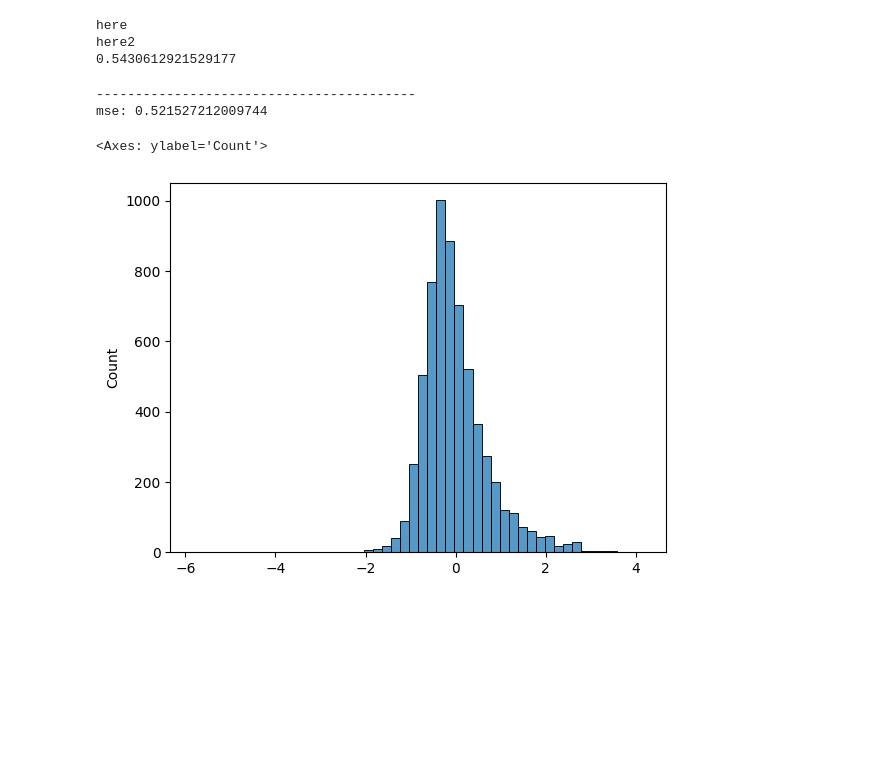
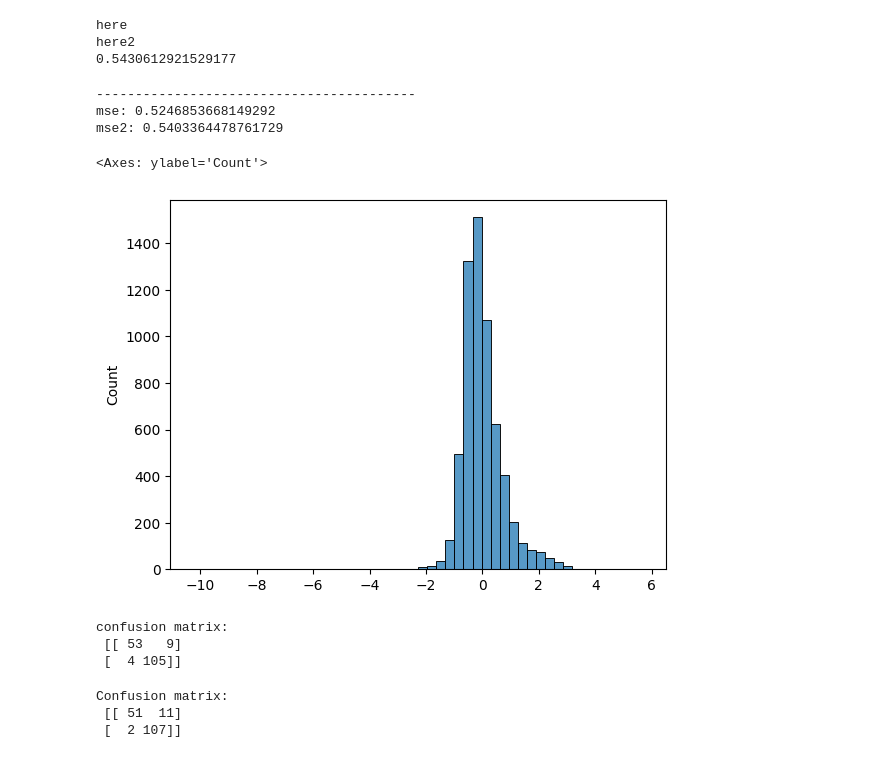
Before and after one commit to mayukh-chr/Academics, a Jupyter notebook: 5th sem/ML lab/midsem/midterm.ipynb, the cells around one changed output. Saved outputs shown, nothing was run; the diff lists cells and outputs as text; code cells hidden in the pictures; blank space fills up the shorter version.

```diff
--- a/5th sem/ML lab/midsem/midterm.ipynb
+++ b/5th sem/ML lab/midsem/midterm.ipynb
@@ -175,32 +161,84 @@ here2
 # %%
 from sklearn.datasets import fetch_california_housing
 
 dataset = fetch_california_housing()
 
 dataset
 print("-----------------------------------------")
 
 x = dataset.data
 y = dataset.target
 
 from sklearn.linear_model import LinearRegression
 
 model = LinearRegression()
 
 from sklearn.model_selection import train_test_split
 x_train, x_test, y_train, y_test = train_test_split(x,y,test_size=0.3)
 
 model.fit(x_train, y_train)
 
 y_pred = model.predict(x_test)
 from sklearn.metrics import mean_squared_error
-mse = mean_squared_error(y_test, y_pred)
+mse = mean_absolute_error(y_pred, y_test)
+mse2 = mean_squared_error(y_test, y_pred)
 print(f"mse: {mse}")
+print(f"mse2: {mse2}")
 
 import seaborn as sns
 sns.histplot((y_test-y_pred), bins= 50)
 # %% [output]
 -----------------------------------------
-mse: 0.521527212009744
+mse: 0.5246853668149292
+mse2: 0.5403364478761729
 <Axes: ylabel='Count'>
-[figure, old version]
+[figure, new version]
+# %%
+from sklearn.datasets import load_breast_cancer
+from sklearn.model_selection import train_test_split
+from sklearn.ensemble import AdaBoostClassifier
+from sklearn.metrics import accuracy_score, confusion_matrix
+from sklearn.metrics import mean_squared_error
+data = load_breast_cancer()
+x = data.data
+y = data.target
+
+x_train, x_test, y_train, y_test = train_test_split(x, y, test_size=0.3)
+
+model = AdaBoostClassifier()
+
+
+model.fit(x_train, y_train)
+
+pred = model.predict(x_test)
+
+
+print("confusion matrix: \n", confusion_matrix(y_test,pred))
+# %% [output]
+confusion matrix:
+ [[ 53   9]
+ [  4 105]]
+# %%
+from sklearn.decomposition import PCA
+from sklearn.metrics import confusion_matrix
+
+# PCA transformation
+## PCA is only used for  dimensionality reduction
+pca = PCA(n_components=3)
+x_train_transformed = pca.fit_transform(x_train)  # Only use X, not y
+x_test_transformed = pca.transform(x_test)
+
+# After PCA, you'll need a classifier to make predictions
+# For example, using a random forest classifier:
+from sklearn.ensemble import RandomForestClassifier
+
+classifier = RandomForestClassifier()
+classifier.fit(x_train_transformed, y_train)
+pred = classifier.predict(x_test_transformed)
+
+# Now you can compute the confusion matrix
+print("Confusion matrix:\n", confusion_matrix(y_test, pred))
+# %% [output]
+Confusion matrix:
+ [[ 51  11]
+ [  2 107]]
```
Also changed, not shown: parts of 1 cell of this notebook, 51 other files.
